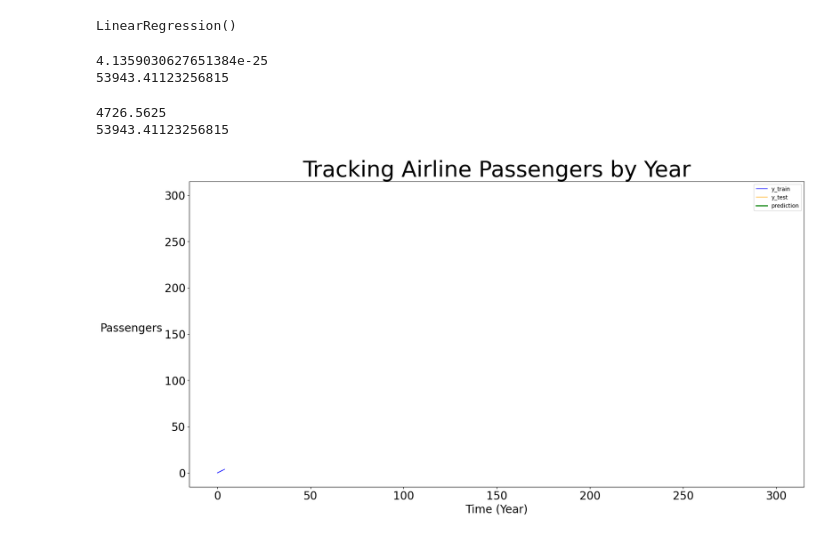
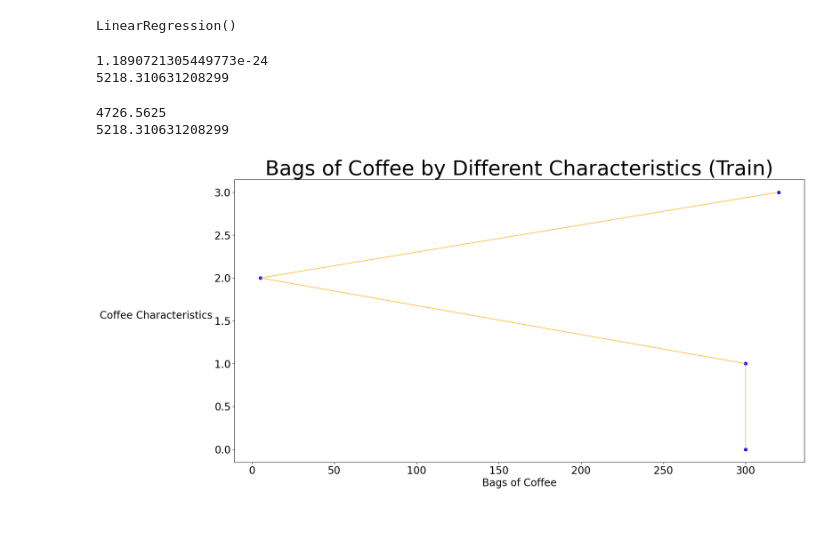
Before and after one commit to ghughes2001/GA-Final_Project, a Jupyter notebook: FINAL-Analyzing-Data-Part-2.ipynb, the cells around one changed output. Drawn from its saved outputs; the diff is of its cells as text; code cells hidden in the pictures.

Commit message:
added another graph

```diff
--- a/FINAL-Analyzing-Data-Part-2.ipynb
+++ b/FINAL-Analyzing-Data-Part-2.ipynb
@@ -74,7 +74,7 @@ y = coffee_set[["Number.of.Bags"]]
 coffee_set.dropna(inplace = True)
 # %%
 # starting the train/test split on data by 80/20
-X_train, X_test, y_train, y_test = train_test_split(X, y, train_size = 0.8, random_state = 42)
+X_train, X_test, y_train, y_test = train_test_split(X, y, train_size = 0.8, random_state = 42, shuffle = False)
 
 # Checking training shapes to see if it's the same
 print(X_train.shape)
@@ -109,8 +109,8 @@ y_test_pred = LR.predict(X_test)
 print(metrics.mean_squared_error(y_train, y_train_pred))
 print(metrics.mean_squared_error(y_test, y_test_pred))
 # %% [output]
-4.1359030627651384e-25
-53943.41123256815
+1.1890721305449773e-24
+5218.310631208299
 # %%
 # The MSE is way higher on the testing and I am not sure whether or not that is good or bad
 # But I feel like I should watch out for it
@@ -127,6 +127,6 @@ print(mse_baseline)
 print(metrics.mean_squared_error(y_test, y_test_pred))
 # %% [output]
 4726.5625
-53943.41123256815
+5218.310631208299
 # %%
 # The baseline MSE is signifcantly lower than the testing MSE.
@@ -134,20 +134,18 @@ print(metrics.mean_squared_error(y_test, y_test_pred))
 # %%
-# Plotting our predictions
+# Plotting our training predictions
 # Visual to see what's happening and show class a representation
-fig, ax = plt.subplots(figsize = (20, 10))
+fig = plt.figure(figsize = (20, 10))
 
-ax = plt.plot(y_train.index, X_train.index, label = "y_train", linewidth = 1, color = "blue");
-ax = plt.plot(y_test, label = "y_test", linewidth = 1, color = "orange");
-ax = plt.plot(y_test, y_test_pred, label = "prediction", linewidth = 2, color = "green");
+plt.scatter(y_train, X_train.index, color = "blue");
+plt.plot(y_train_pred, X_train.index, linewidth = 1, color = "orange");
 
 # Graph lables (Title, X-axis, Y-axis)
-plt.title("Tracking Airline Passengers by Year", size = 40);
-plt.xlabel("Time (Year)", size = 20);
+plt.title("Bags of Coffee by Different Characteristics (Train)", size = 40);
+plt.xlabel("Bags of Coffee", size = 20);
 plt.xticks(rotation = 0, size = 20);
-plt.ylabel("Passengers", size = 20, rotation = 0, ha = "right");
+plt.ylabel("Coffee Characteristics", size = 20, rotation = 0, ha = "right");
 plt.yticks(rotation = 0, size = 20);
-plt.legend()
 
 plt.show()
 # %% [output]
-[figure, old version]
+[figure, new version]
```
Also changed, not shown: parts of 4 cells of this notebook, 3 other files.
